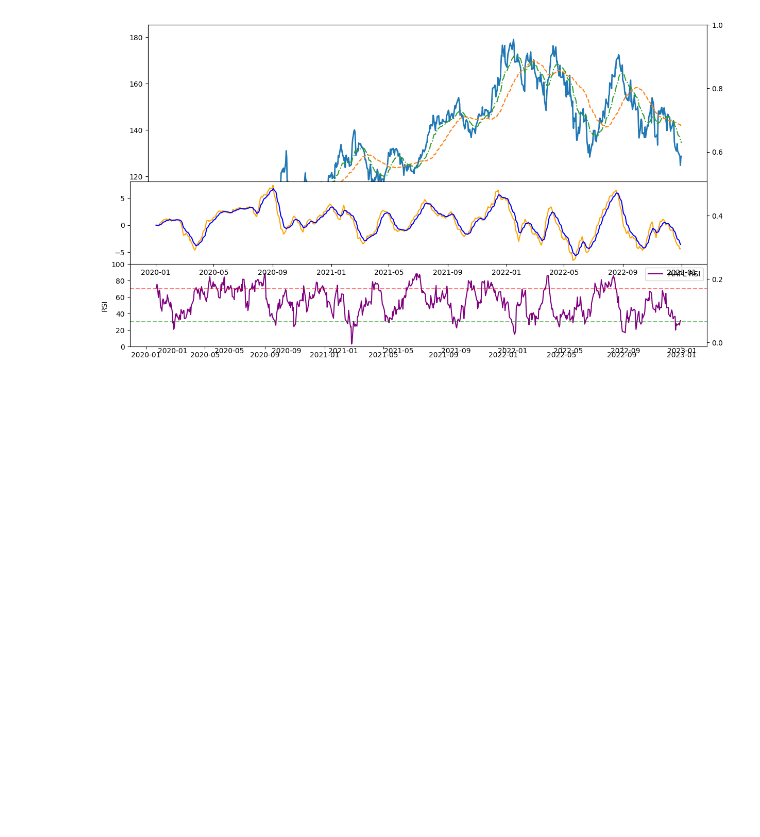
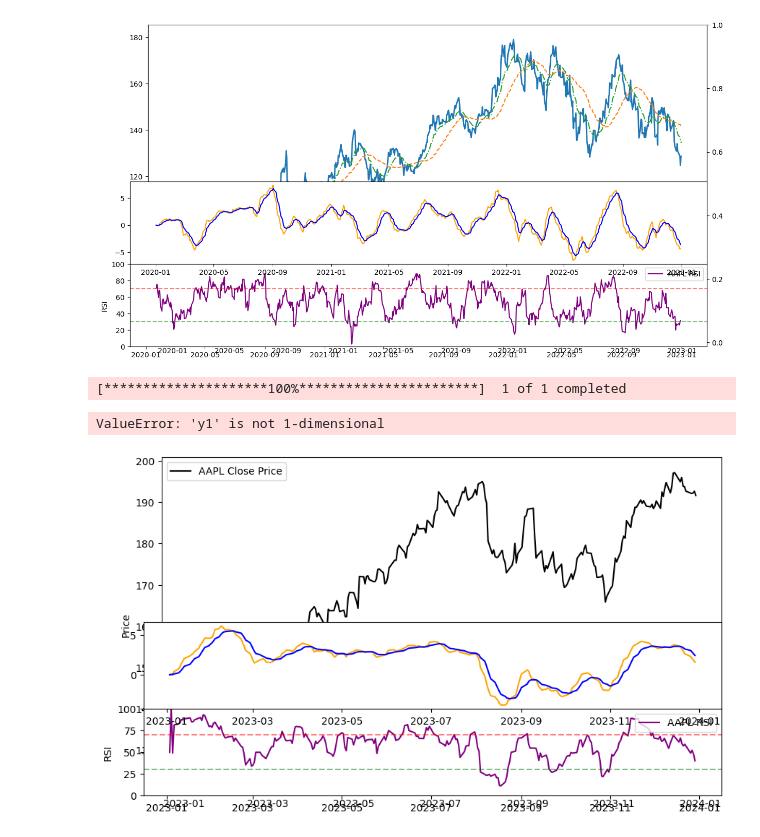
Before and after one commit to BrianKN019/PYTHON-PROJECTS, a Jupyter notebook: extensions.ipynb, the cells around one changed output. Drawn from its saved outputs; the diff is of its cells as text; code cells hidden in the pictures; blank space fills up the shorter version.

```diff
--- a/extensions.ipynb
+++ b/extensions.ipynb
@@ -798,3 +800,62 @@ def interactive_stock_plot(tickers, start_date, end_date, show_volume, show_ma,
 # %% [output]
 interactive(children=(Text(value='AAPL,MSFT', description='Tickers (comma-separated):'), DatePicker(value=Time…
 [figure]
+# %%
+import yfinance as yf
+import pandas as pd
+import matplotlib.pyplot as plt
+
+def calculate_rsi(data, window=14):
+    delta = data['Close'].diff()
+    gain = (delta.where(delta > 0, 0)).rolling(window=window, min_periods=1).mean()
+    loss = (-delta.where(delta < 0, 0)).rolling(window=window, min_periods=1).mean()
+    rs = gain / loss
+    rsi = 100 - (100 / (1 + rs))
+    return rsi.fillna(50)  # Default to neutral RSI
+
+def calculate_macd(data, short_window=12, long_window=26, signal_window=9):
+    short_ema = data['Close'].ewm(span=short_window, adjust=False).mean()
+    long_ema = data['Close'].ewm(span=long_window, adjust=False).mean()
+    macd = short_ema - long_ema
+    signal = macd.ewm(span=signal_window, adjust=False).mean()
+    return macd, signal
+
+def plot_stock_data_with_indicators(ticker, start_date, end_date, show_rsi=True, show_macd=True):
+    stock_data = yf.download(ticker, start=start_date, end=end_date)
+    if stock_data.empty:
+        print(f"No data found for {ticker} between {start_date} and {end_date}")
+        return
+
+    rsi = calculate_rsi(stock_data) if show_rsi else pd.Series(dtype='float64')
+    macd, signal = calculate_macd(stock_data) if show_macd else (pd.Series(dtype='float64'), pd.Series(dtype='float64'))
+
+    fig, ax_price = plt.subplots(figsize=(10, 6))
+    ax_price.plot(stock_data.index, stock_data['Close'], label=f'{ticker} Close Price', color='black')
+    ax_price.legend(loc='upper left')
+    ax_price.set_ylabel('Price')
+
+    if show_rsi and not rsi.empty:
+        ax_rsi = fig.add_axes([0.1, 0.1, 0.8, 0.2])
+        ax_rsi.plot(stock_data.index, rsi, label=f'{ticker} RSI', color='purple')
+        ax_rsi.axhline(70, color='red', linestyle='--', alpha=0.5)
+        ax_rsi.axhline(30, color='green', linestyle='--', alpha=0.5)
+        ax_rsi.set_ylim(0, 100)
+        ax_rsi.legend(loc='upper right')
+        ax_rsi.set_ylabel('RSI')
+
+    if show_macd and not macd.empty and not signal.empty:
+        ax_macd = fig.add_axes([0.1, 0.3, 0.8, 0.2])
+        ax_macd.plot(stock_data.index, macd, label=f'{ticker} MACD', color='orange')
+        ax_macd.plot(stock_data.index, signal, label=f'{ticker} Signal', color='blue')
+        ax_macd.fill_between(stock_data.index, macd - signal, 0, alpha=0.3, color='gray')
+        ax_macd.legend(loc='upper right')
+        ax_macd.set_ylabel('MACD')
+
+    plt.show()
+
+# Example usage
+plot_stock_data_with_indicators('AAPL', '2023-01-01', '2023-12-31')
+# %% [output]
+[*********************100%***********************]  1 of 1 completed
+ValueError: 'y1' is not 1-dimensional
+[figure, added]
```
Also changed, not shown: parts of 2 cells of this notebook.
